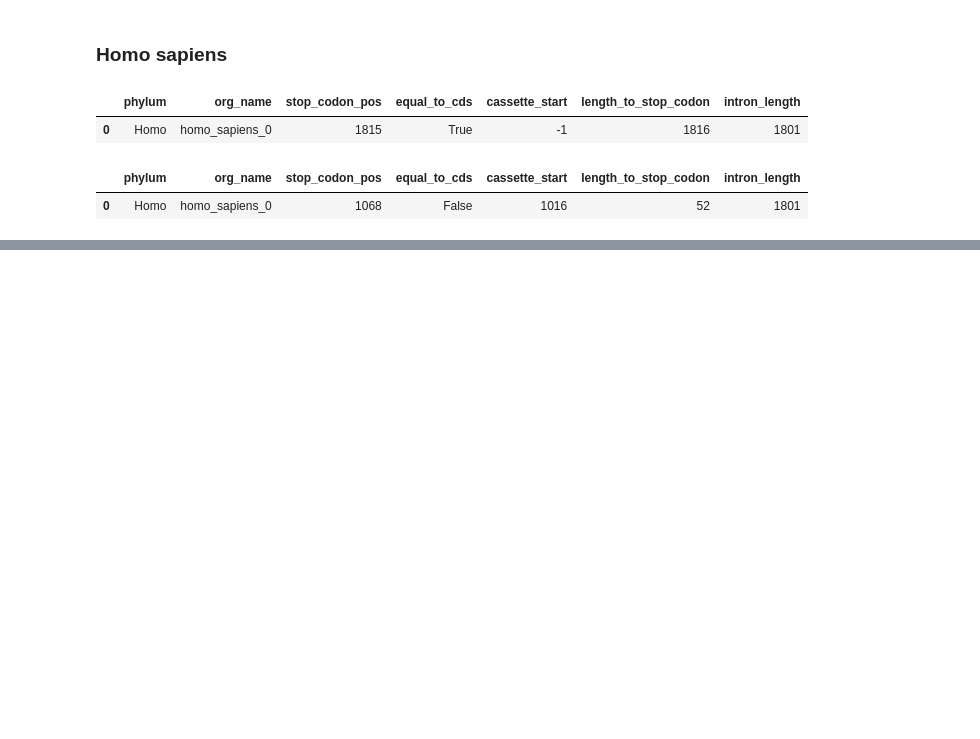
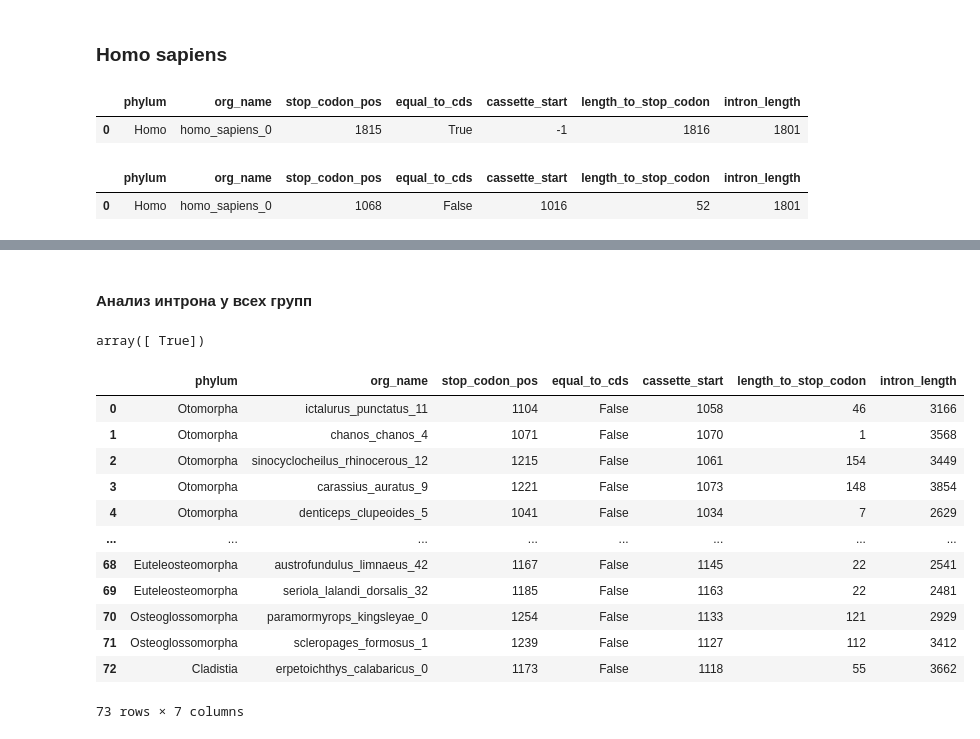
Before and after one commit to ArtemVaska/Diploma, a Jupyter notebook: Scripts/deuterostomia_processing.ipynb, the cells around one changed output, grey strips where cells are left out. Cells and saved outputs as stored; diff of their text form; code cells hidden in the pictures; blank space fills up the shorter version.

```diff
--- a/Scripts/deuterostomia_processing.ipynb
+++ b/Scripts/deuterostomia_processing.ipynb
@@ -498,0 +685,10 @@ homo_df_cds_cassette
+# %%
+data = {}
+
+for org_name_i in found_org_name_i_Osteoglossomorpha:  # CHANGE
+    df_exons = analyze_exons(f"{prefix}/{phylum}/{org_name_i}/{postfix}/{nof}")
+    exon_37_idx = df_exons[df_exons["length"] == 37].index[0]
+    exon_110_idx = exon_37_idx - 1
+    data[f"{org_name_i}"] = (df_exons, [exon_110_idx, exon_37_idx])
+
+introns = create_many_cassettes(phylum, data)
@@ -498,0 +719,16 @@ homo_df_cds_cassette
+# %%
+# создаем словарь data_Phylum
+
+prefix = "../Datasets"
+phylum = "Cladistia"
+postfix = "ncbi_dataset/data"
+nof = "exons.fa"
+
+ref_exon_len = [37]
+found_org_name_i_Cladistia = {}  # CHANGE
+
+for org_name_i in os.listdir(f"../Datasets/{phylum}"):
+    df_exons = analyze_exons(f"{prefix}/{phylum}/{org_name_i}/{postfix}/{nof}")
+    condition = set(ref_exon_len) & set(df_exons.length.tolist())
+    if condition:
+        found_org_name_i_Cladistia[org_name_i] = condition
@@ -498,0 +749,2 @@ homo_df_cds_cassette
+# %% [markdown]
+#### Анализ интрона у всех групп
@@ -498,0 +766,24 @@ homo_df_cds_cassette
+# %%
+# здесь везде должно быть True в столбце equal_to_cds
+
+Actinopterygii_df_cds, Actinopterygii_dict_align_cds = dict_align_info_analyze(dict_align_info, "cds")
+Actinopterygii_df_cds.equal_to_cds.unique()
+# %% [output]
+array([ True])
+# %%
+Actinopterygii_df_cds_cassette, Actinopterygii_dict_align_cds_cassette = dict_align_info_analyze(dict_align_info, "cds_cassette")
+Actinopterygii_df_cds_cassette
+# %% [output]
+|  | phylum | org_name | stop_codon_pos | equal_to_cds | cassette_start | length_to_stop_codon | intron_length |
+| 0 | Otomorpha | ictalurus_punctatus_11 | 1104 | False | 1058 | 46 | 3166 |
+| 1 | Otomorpha | chanos_chanos_4 | 1071 | False | 1070 | 1 | 3568 |
+| 2 | Otomorpha | sinocyclocheilus_rhinocerous_12 | 1215 | False | 1061 | 154 | 3449 |
+| 3 | Otomorpha | carassius_auratus_9 | 1221 | False | 1073 | 148 | 3854 |
+| 4 | Otomorpha | denticeps_clupeoides_5 | 1041 | False | 1034 | 7 | 2629 |
+| ... | ... | ... | ... | ... | ... | ... | ... |
+| 68 | Euteleosteomorpha | austrofundulus_limnaeus_42 | 1167 | False | 1145 | 22 | 2541 |
+| 69 | Euteleosteomorpha | seriola_lalandi_dorsalis_32 | 1185 | False | 1163 | 22 | 2481 |
+| 70 | Osteoglossomorpha | paramormyrops_kingsleyae_0 | 1254 | False | 1133 | 121 | 2929 |
+| 71 | Osteoglossomorpha | scleropages_formosus_1 | 1239 | False | 1127 | 112 | 3412 |
+| 72 | Cladistia | erpetoichthys_calabaricus_0 | 1173 | False | 1118 | 55 | 3662 |
+73 rows × 7 columns
```
Also changed, not shown: parts of 91 cells of this notebook.
